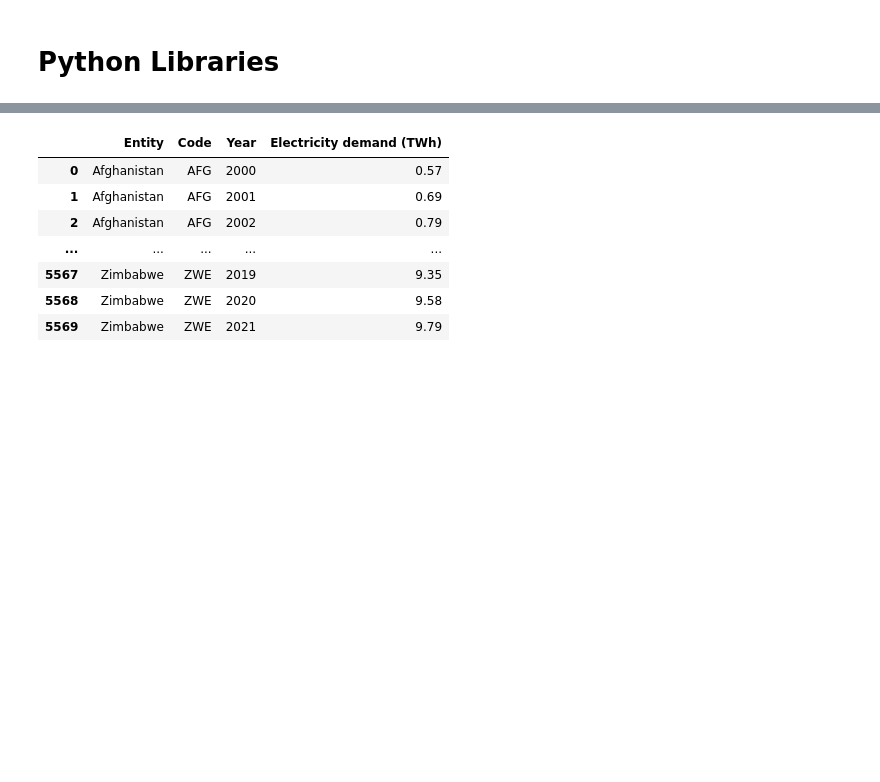
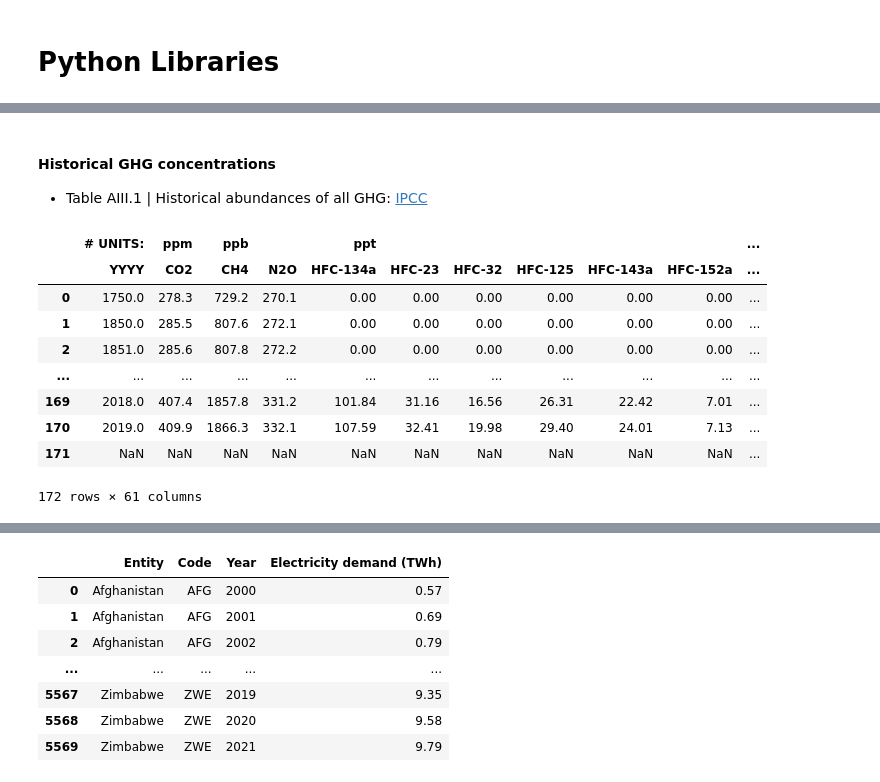
Before and after one commit to FunkyTable/Energy_Production_Time_Series_Projection, a Jupyter notebook: student.ipynb, the cells around one changed output, grey strips where cells are left out. Saved outputs shown, nothing was run; the diff lists cells and outputs as text; code cells hidden in the pictures; blank space fills up the shorter version.

```diff
--- a/student.ipynb
+++ b/student.ipynb
@@ -248,0 +276,19 @@ df_temp_raw
+# %% [markdown]
+#### Historical GHG concentrations
+ * Table AIII.1 | Historical abundances of all GHG: [IPCC](https://zenodo.org/record/5705391/files/table_A3.1_historical_abundances.csv)
+# %%
+df_hist_ghg_raw = pd.read_csv(
+    "Data/table_A3.1_historical_abundances.csv",
+    encoding='ANSI', header = [36,37])
+df_hist_ghg_raw
+# %% [output]
+|  | # UNITS: | ppm | ppb |  | ppt |  |  |  |  |  | ... |
+|  | YYYY | CO2 | CH4 | N2O | HFC-134a | HFC-23 | HFC-32 | HFC-125 | HFC-143a | HFC-152a | ... |
+| 0 | 1750.0 | 278.3 | 729.2 | 270.1 | 0.00 | 0.00 | 0.00 | 0.00 | 0.00 | 0.00 | ... |
+| 1 | 1850.0 | 285.5 | 807.6 | 272.1 | 0.00 | 0.00 | 0.00 | 0.00 | 0.00 | 0.00 | ... |
+| 2 | 1851.0 | 285.6 | 807.8 | 272.2 | 0.00 | 0.00 | 0.00 | 0.00 | 0.00 | 0.00 | ... |
+| ... | ... | ... | ... | ... | ... | ... | ... | ... | ... | ... | ... |
+| 169 | 2018.0 | 407.4 | 1857.8 | 331.2 | 101.84 | 31.16 | 16.56 | 26.31 | 22.42 | 7.01 | ... |
+| 170 | 2019.0 | 409.9 | 1866.3 | 332.1 | 107.59 | 32.41 | 19.98 | 29.40 | 24.01 | 7.13 | ... |
+| 171 | NaN | NaN | NaN | NaN | NaN | NaN | NaN | NaN | NaN | NaN | ... |
+172 rows × 61 columns
```
Also changed, not shown: parts of 36 cells of this notebook, 1 other file.
